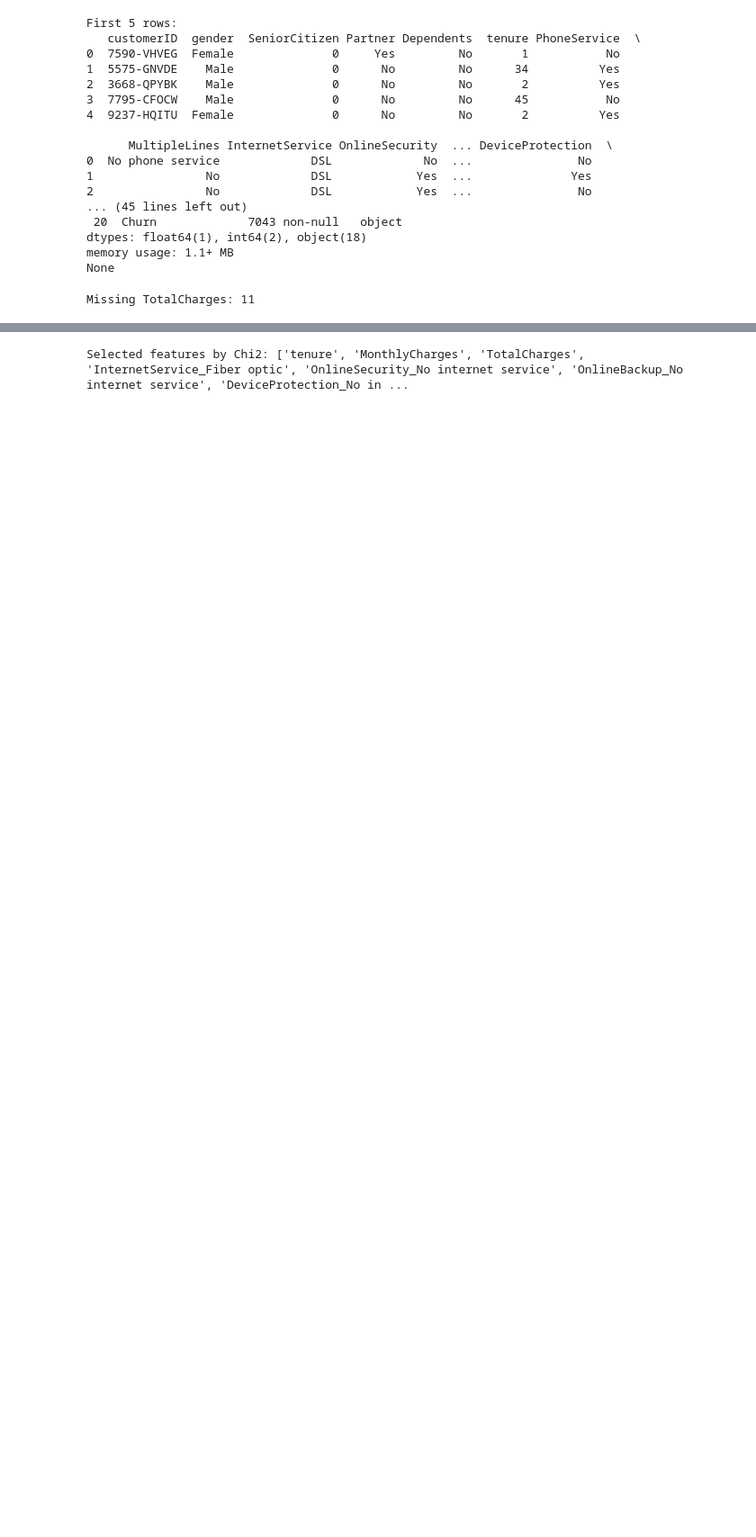
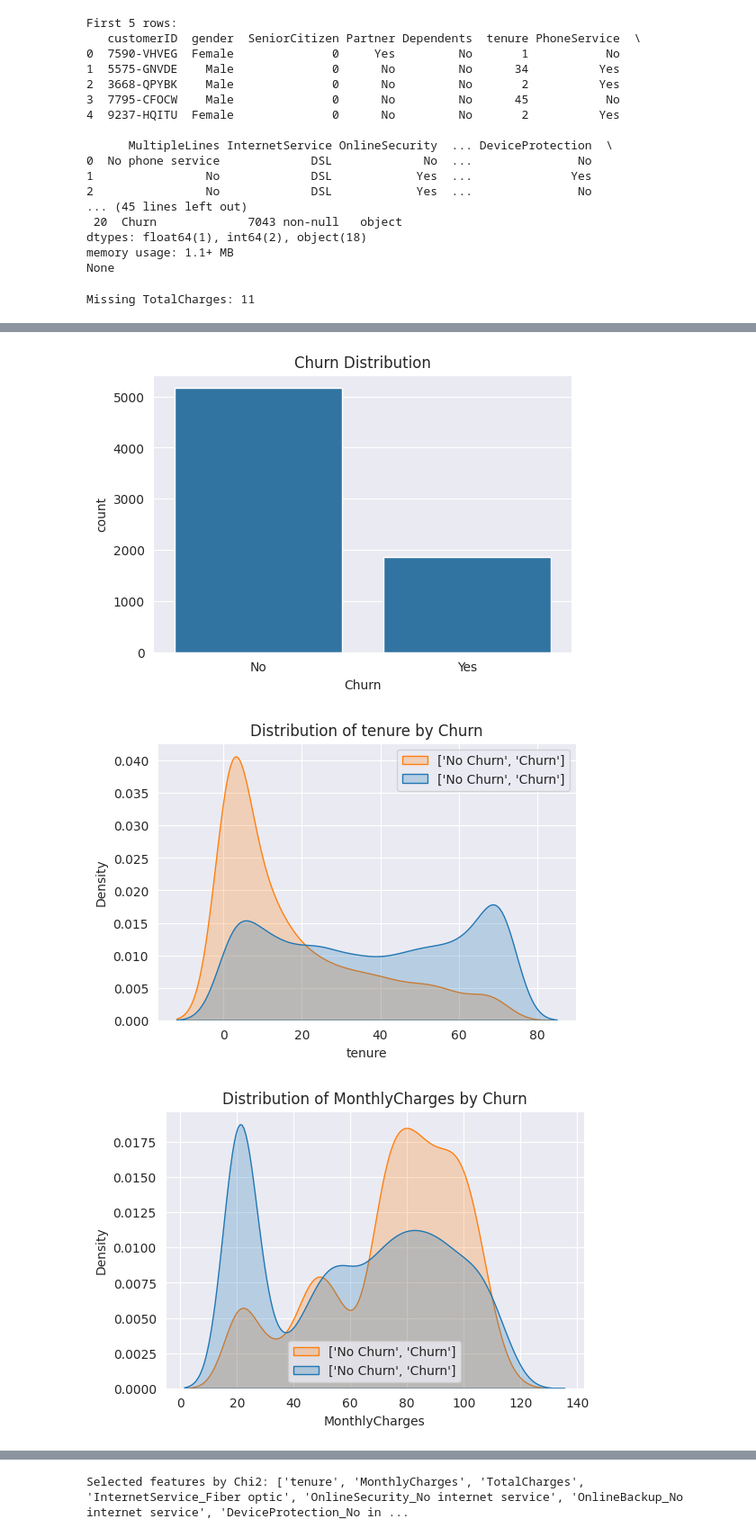
Before and after one commit to faramarz91/Project, a Jupyter notebook: FinalProject/newTelcoCustomersChurn.ipynb, the cells around one changed output, grey strips where cells are left out. Shown at 90% size. Drawn from its saved outputs; the diff is of its cells as text; code cells hidden in the pictures; blank space fills up the shorter version.

```diff
--- a/FinalProject/newTelcoCustomersChurn.ipynb
+++ b/FinalProject/newTelcoCustomersChurn.ipynb
@@ -159,0 +69,38 @@ X = df.drop('Churn', axis=1)
+# %%
+plt.figure(figsize=(6, 4))
+sns.countplot(x='Churn', data=df)
+plt.title('Churn Distribution')
+plt.show()
+
+# 4.2 Numeric feature distributions by churn
+num_cols = ['tenure', 'MonthlyCharges', 'TotalCharges']
+for col in num_cols:
+    plt.figure(figsize=(6, 4))
+    sns.kdeplot(data=df, x=col, hue='Churn', common_norm=False, fill=True, label=['No Churn', 'Churn'])
+    plt.title(f'Distribution of {col} by Churn')
+    plt.legend()
+    plt.show()
+
+# 4.3 Categorical feature counts
+cat_cols = ['Contract', 'PaymentMethod', 'InternetService']
+for col in cat_cols:
+    plt.figure(figsize=(6, 4))
+    sns.countplot(x=col, hue='Churn', data=df)
+    plt.title(f'{col} vs Churn')
+    plt.xticks(rotation=45)
+    plt.show()
+
+# 4.4 Correlation heatmap (numeric)
+plt.figure(figsize=(8, 6))
+corr = df[num_cols].corr()
+sns.heatmap(corr, annot=True, cmap='coolwarm')
+plt.title('Correlation among numeric features')
+plt.show()
+
+# 5. Data Preprocessing & Encoding
+# ---------------------------------
+# 5.1 Drop customerID
+# %% [output]
+[figure, added]
+[figure, added]
+[figure, added]
```
Also changed, not shown: parts of 5 cells of this notebook, 7 other files.
